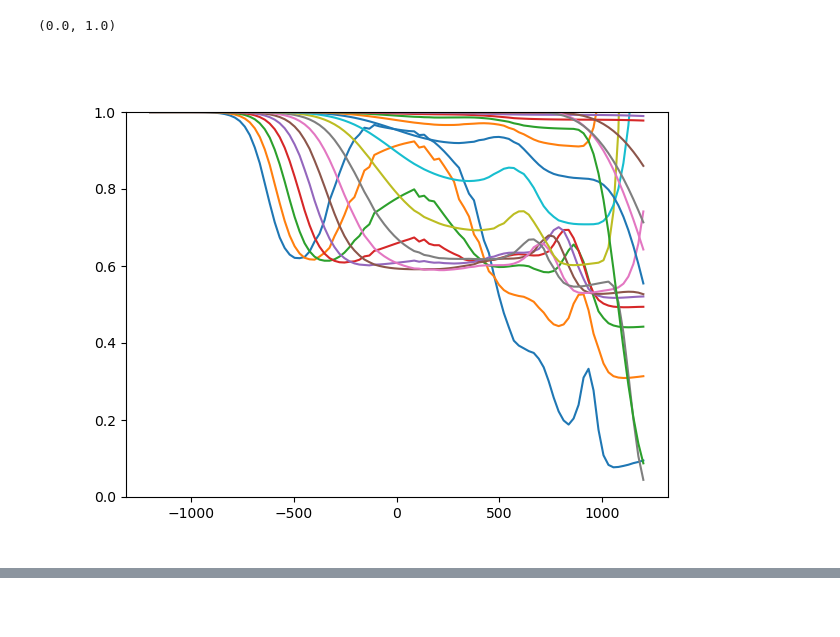
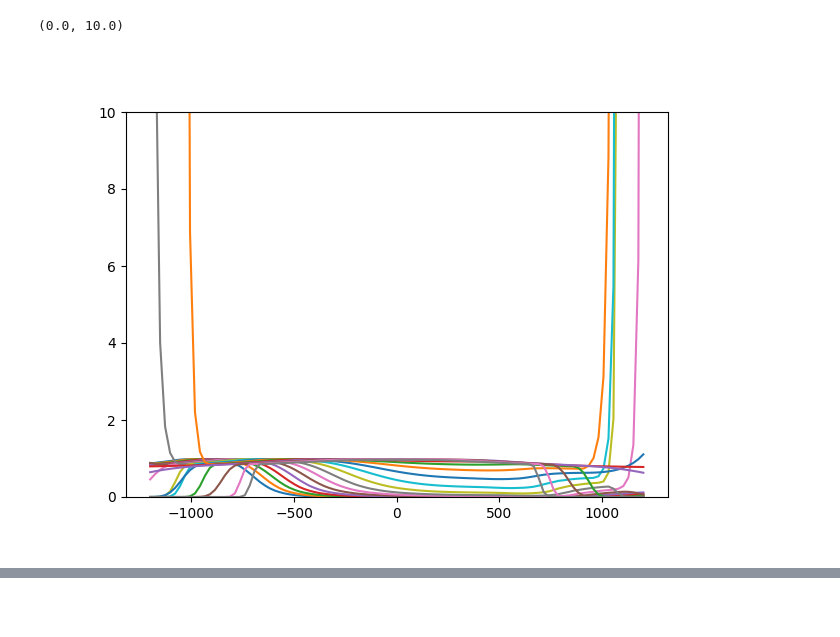
Before and after one commit to innosat-mats/MATS-analysis, a Jupyter notebook: Bjorn/retrieval/Abandabscorr_edit.ipynb, the cells around one changed output, grey strips where cells are left out. Saved outputs shown, nothing was run; the diff lists cells and outputs as text; code cells hidden in the pictures.

```diff
--- a/Bjorn/retrieval/Abandabscorr_edit.ipynb
+++ b/Bjorn/retrieval/Abandabscorr_edit.ipynb
@@ -70,6 +36,8 @@ PROCESSED
 url = "http://129.16.35.2:8080/msis/2019-02-02T12:00:00/70/130/150"
 #url = "http://83.252.31.240:59059/msis/2019-06-20T12:00:00/80/130/150"
 url = "http://129.16.35.2:8080/msis/2019-12-02T12:00:00/0/130/150"
+url = "http://129.16.35.2:8080/msis/2019-03-14T12:00:00/0/130/150" # update for Feb
+
 
 atm = R.get(url).json()
 N = np.array(atm['n2'])+np.array(atm['o2'])+np.array(atm['o'])
@@ -198,0 +184,18 @@ for tanz in tanheights:
+# %%
+IR1=np.loadtxt('F-N-IR1-ABandCenter_transmission_air_6degr.dat',skiprows=1,unpack=True)
+IR2=np.loadtxt('F-N-IR2-ABandTotal_air_6degr.dat',skiprows=1,unpack=True)
+#IR3=np.loadtxt('MATS-analysis/Donal/retrievals/Datafiles/F-N-IR3-BgShort_transmission_air_6degr.dat',skiprows=1,unpack=True)
+#IR4=np.loadtxt('MATS-analysis/Donal/retrievals/Datafiles/F-N-IR4-BgLong_transmission_air_6degr.dat',skiprows=1,unpack=True)
+#convert from wavelength in air to wavelength in vacupe
+
+IR1[0,:]=RF.air2vac(IR1[0,:])
+IR2[0,:]=RF.air2vac(IR2[0,:])
+IR1[1,:]/=100
+IR2[1,:]/=100
+#IR3[1,:]/=100
+#IR4[1,:]/=100
+filter1=np.interp(grid, 1e7/IR1[0,-1::-1],IR1[1,-1::-1],left=0,right=0)
+filter2=np.interp(grid, 1e7/IR2[0,-1::-1],IR2[1,-1::-1],left=0,right=0)
+filters=np.vstack([filter1,filter2])
+
+# filters ok
@@ -272,0 +288,11 @@ for tanz in tanheights:
+# %%
+distances = np.array([np.arange(2*no_steps-1) *
+                      p for p in path_steps]).T
+distances -= distances[100, :]
+plt.figure()
+plt.plot(distances-distances[100, :])
+splinedcorr = []
+for i in range(len(tanheights)):
+    #splinedcorr.append(CubicSpline(distances[:, i], np.log(factors[i,1,0,:]))) # IR1
+    splinedcorr.append(CubicSpline(distances[:, i], np.log(factors[i,0,1,:]))) # IR2
+    #splinedcorr.append(CubicSpline(distances[:, i], np.log(factors[i,0,0,:]/factors[i,1,1,:]))) # fraction
@@ -308,10 +302,0 @@ Text(0.5, 1.0, 'Absorption and IR1/IR2')
-# %%
-distances = np.array([np.arange(2*no_steps-1) *
-                      p for p in path_steps]).T
-distances -= distances[100, :]
-plt.figure()
-plt.plot(distances-distances[100, :])
-splinedcorr = []
-for i in range(len(tanheights)):
-    #splinedcorr.append(CubicSpline(distances[:, i], np.log(factors[i,1,1,:])))
-    splinedcorr.append(CubicSpline(distances[:, i], np.log(factors[i,0,0,:]/factors[i,1,1,:])))
@@ -320,14 +303,14 @@ for i in range(len(tanheights)):
 # %%
 testdist = np.linspace(-1200, 1200, 100)
 plt.figure()
 corrfactor = np.zeros([len(testdist), len(tanheights)])
 for i in range(len(tanheights)):
     corrfactor[:, i] = (splinedcorr[i](testdist))
 plt.plot(testdist, np.exp(corrfactor))
-plt.ylim([0, 1])
+plt.ylim([0, 10])
 # %% [output]
-(0.0, 1.0)
+(0.0, 10.0)
-[figure, old version]
+[figure, new version]
 # %%
 spline2dlogfactor = RectBivariateSpline(tanheights, testdist, corrfactor.T)
 plt.figure()
```
Also changed, not shown: parts of 53 cells of this notebook, 2 other files.
